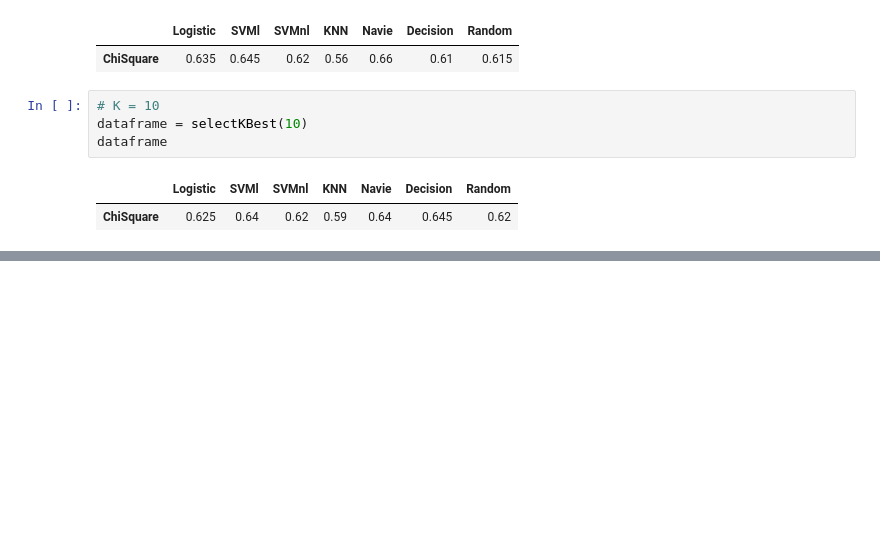
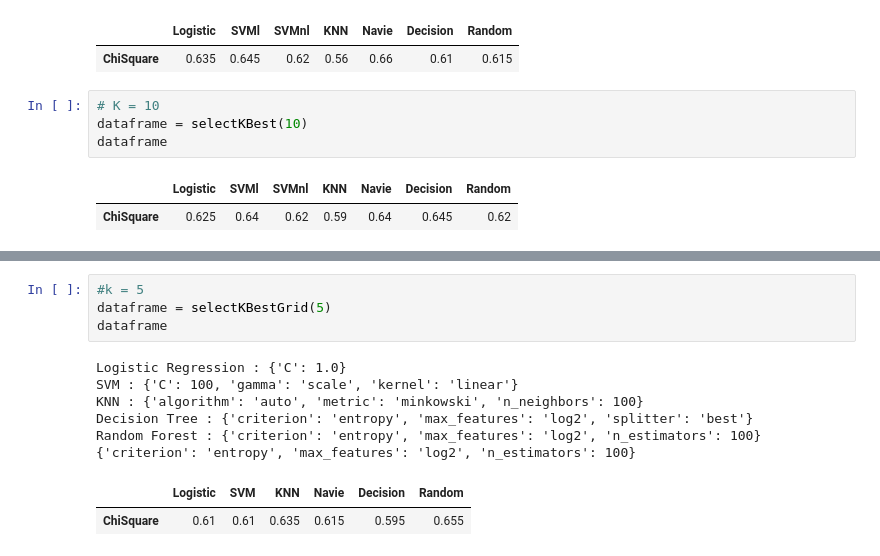
Before and after one commit to ThanigaivelGanapathi/ML-Capstone-Project, a Jupyter notebook: Feature Selection.ipynb, the cells around one changed output, grey strips where cells are left out. Cells and saved outputs as stored; diff of their text form; blank space fills up the shorter version.

```diff
--- a/Feature Selection.ipynb
+++ b/Feature Selection.ipynb
@@ -277,0 +431,13 @@ dataframe
+# %%
+#k = 5
+dataframe = selectKBestGrid(5)
+dataframe
+# %% [output]
+Logistic Regression : {'C': 1.0}
+SVM : {'C': 100, 'gamma': 'scale', 'kernel': 'linear'}
+KNN : {'algorithm': 'auto', 'metric': 'minkowski', 'n_neighbors': 100}
+Decision Tree : {'criterion': 'entropy', 'max_features': 'log2', 'splitter': 'best'}
+Random Forest : {'criterion': 'entropy', 'max_features': 'log2', 'n_estimators': 100}
+{'criterion': 'entropy', 'max_features': 'log2', 'n_estimators': 100}
+|  | Logistic | SVM | KNN | Navie | Decision | Random |
+| ChiSquare | 0.61 | 0.61 | 0.635 | 0.615 | 0.595 | 0.655 |
```
Also changed, not shown: parts of 8 cells of this notebook.
